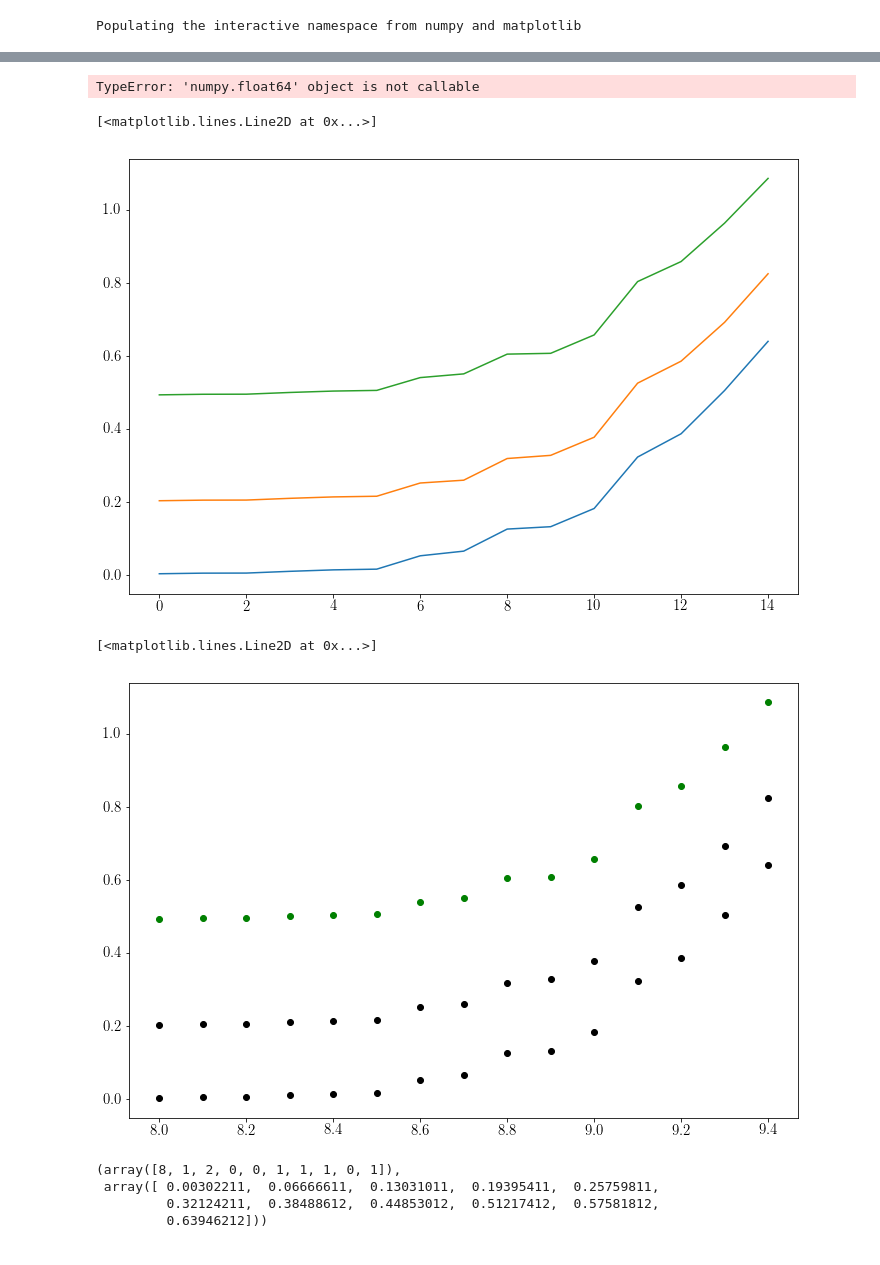
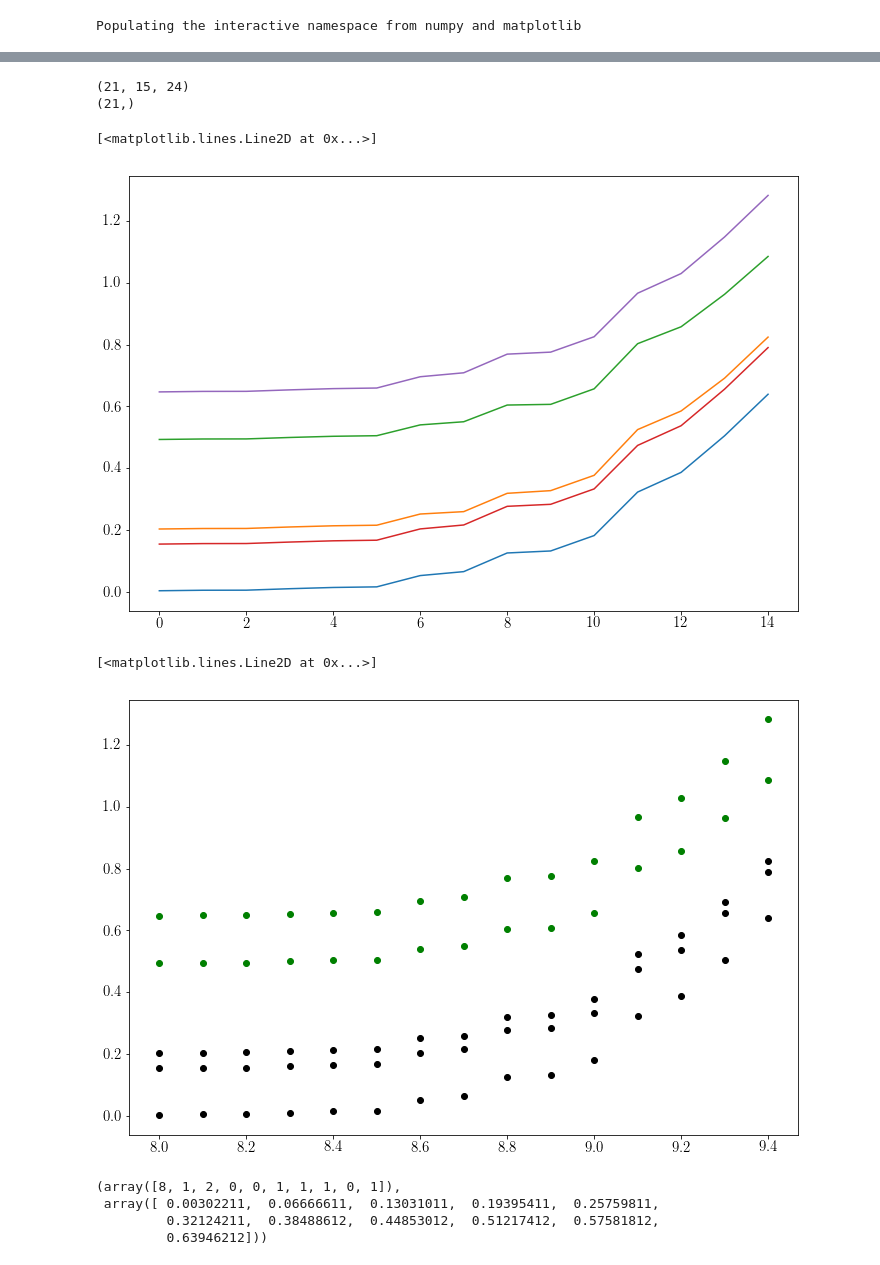
Before and after one commit to CoastalHazardsVT/ReadRemoteData, a Jupyter notebook: Create_Plots.ipynb, the cells around one changed output, grey strips where cells are left out. Saved outputs shown, nothing was run; the diff lists cells and outputs as text; code cells hidden in the pictures.

```diff
--- a/Create_Plots.ipynb
+++ b/Create_Plots.ipynb
@@ -51 +51,5 @@ ImportError: No module named statistics
+# %%
+def read_SLR(fname):
+    array1 = loadtxt(fname)
+    return array1.T
 # %%
@@ -79,4 +78,0 @@ NameError: name 'a' is not defined
-# %%
-print shape(max_val)
-# %% [output]
-TypeError: 'numpy.float64' object is not callable
@@ -83,3 +97,11 @@ TypeError: 'numpy.float64' object is not callable
+# %%
+print shape(max_val)
+file_name_slr = 'rcp45wa.txt'
+ar_45na = read_SLR(file_name_slr)
+print shape(ar_45na)
+# %% [output]
+(21, 15, 24)
+(21,)
 # %%
 t_type = 1
 x1=0
@@ -87,18 +109,37 @@ x2=15
 if t_type == 1:
     y2000 = []
     y2050 = []
+    y2050_a = []
     y2100 = []
+    y2100_a = []
+    y2150 = []
+    y2150_a = []
+    y2200 = []
+    y2200_a = []
+
+
     xy2000 = []
     xy2050 = []
     xy2100 = []
+    xy2150 = []
+    xy2200 = []
     for i in range(x1,x2):
         #for j in range(nreali):
         y2000.append(mean(max_val[0,i,:]))
         xy2000.append(eqf[i])
         y2050.append(mean(max_val[5,i,:]))
+        y2050_a.append(mean(max_val[0,i,:]+ar_45na[5]))
         xy2050.append(eqf[i])
         y2100.append(mean(max_val[10,i,:]))
+        y2100_a.append(mean(max_val[0,i,:]+ar_45na[10]))
         xy2100.append(eqf[i])
+        y2150.append(mean(max_val[15,i,:]))
+        y2150_a.append(mean(max_val[0,i,:]+ar_45na[15]))
+        xy2150.append(eqf[i])
+        y2200.append(mean(max_val[-1,i,:]))
+        y2200_a.append(mean(max_val[0,i,:]+ar_45na[-1]))
+        xy2200.append(eqf[i])
+
 if t_type == 2:
     y2000 = []
     y2100 = []
@@ -114,7 +155,13 @@ if t_type == 2:
 
 y2000 = array(y2000)
 y2050 = array(y2050)
+y2050_ = array(y2050_a)
 y2100 = array(y2100)
+y2100_a = array(y2100_a)
+y2150 = array(y2150)
+y2150_ = array(y2150_a)
+y2200 = array(y2200)
+y2200_a = array(y2200_a)
 # %%
 s = 1
 
@@ -123,24 +170,34 @@ if s ==1:
     y2000_s = sort(y2000)
     y2050_s = sort(y2050)
     y2100_s = sort(y2100)
+    y2050_a_s = sort(y2050_a)
+    y2100_a_s = sort(y2100_a)
+    y2150_s = sort(y2150)
+    y2200_s = sort(y2200)
+    y2150_a_s = sort(y2150_a)
+    y2200_a_s = sort(y2200_a)
 if s == 0:
     y2000_s = y2000
     y2100_s = y2100
 # %%
 plot(y2000_s)
 plot(y2050_s)
 plot(y2100_s)
+plot(y2050_a_s)
+plot(y2100_a_s)
 #plot(y2100.sort())
 # %% [output]
 [<matplotlib.lines.Line2D at 0x...>]
-[figure, old version]
+[figure, new version]
 # %%
 plot(xy2000,y2000_s,'ko')
 plot(xy2050,y2050_s,'ko')
 plot(xy2100,y2100_s,'go')
+plot(xy2050,y2050_a_s,'ko')
+plot(xy2100,y2100_a_s,'go')
 # %% [output]
 [<matplotlib.lines.Line2D at 0x...>]
-[figure, old version]
+[figure, new version]
 # %%
 histogram(y2000_s)
 # %% [output]
```
Also changed, not shown: parts of 10 cells of this notebook, 1 other file.
